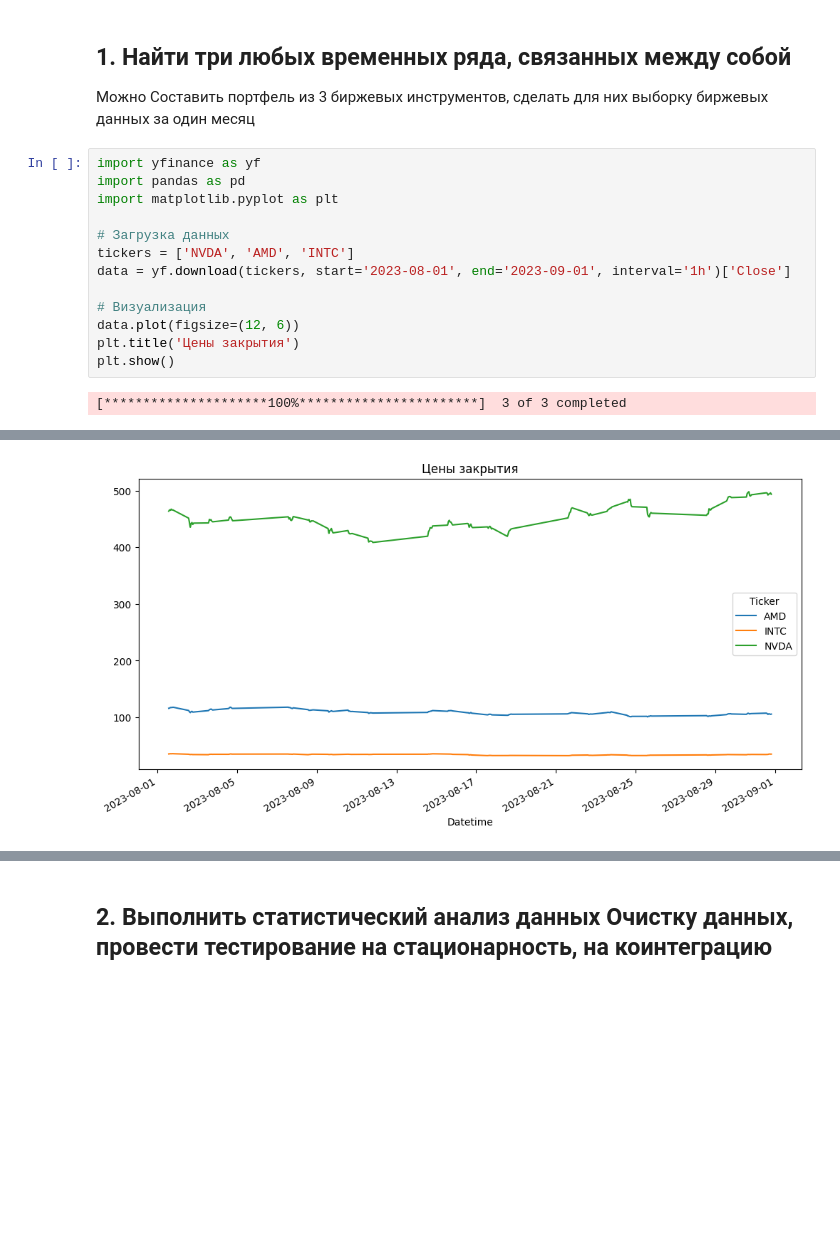
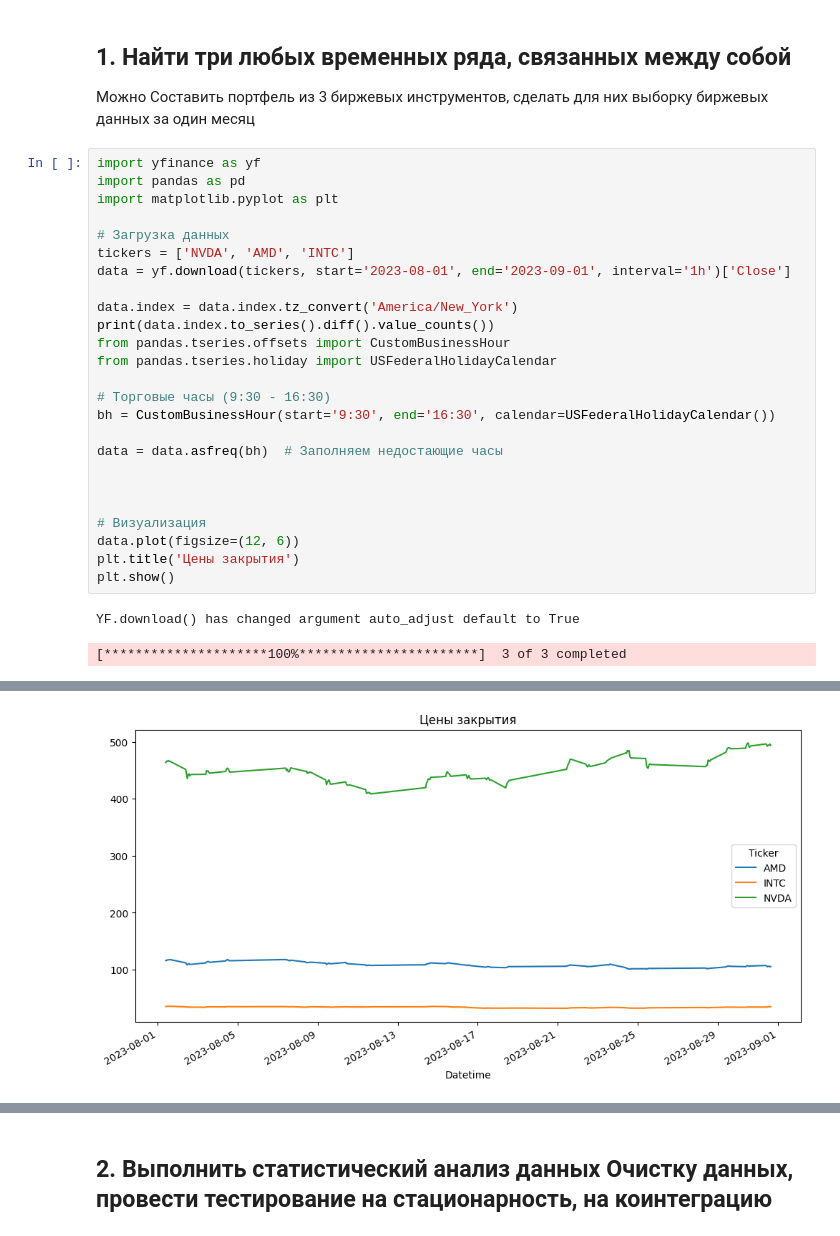
Before and after one commit to goralex02/time-series-project, a Jupyter notebook: stock_price_prediction.ipynb, the cells around one changed output, grey strips where cells are left out. Cells and saved outputs as stored; diff of their text form; blank space fills up the shorter version.

```diff
--- a/stock_price_prediction.ipynb
+++ b/stock_price_prediction.ipynb
@@ -29,9 +29,22 @@ import matplotlib.pyplot as plt
 tickers = ['NVDA', 'AMD', 'INTC']
 data = yf.download(tickers, start='2023-08-01', end='2023-09-01', interval='1h')['Close']
 
+data.index = data.index.tz_convert('America/New_York')
+print(data.index.to_series().diff().value_counts())
+from pandas.tseries.offsets import CustomBusinessHour
+from pandas.tseries.holiday import USFederalHolidayCalendar
+
+# Торговые часы (9:30 - 16:30)
+bh = CustomBusinessHour(start='9:30', end='16:30', calendar=USFederalHolidayCalendar())
+
+data = data.asfreq(bh)  # Заполняем недостающие часы
+
+
+
 # Визуализация
 data.plot(figsize=(12, 6))
 plt.title('Цены закрытия')
 plt.show()
 # %% [output]
-[*********************100%***********************]  3 of 3 completed
+YF.download() has changed argument auto_adjust default to True
+[*********************100%***********************]  3 of 3 completed
@@ -38,4 +56,4 @@ plt.show()
-[figure, old version]
+[figure, new version]
 # %%
 # Проверим, есть ли даты, которые попадают на выходные
 weekends = data.index[data.index.weekday >= 5]  # 5 = суббота, 6 = воскресенье
```
Also changed, not shown: parts of 34 cells of this notebook.
